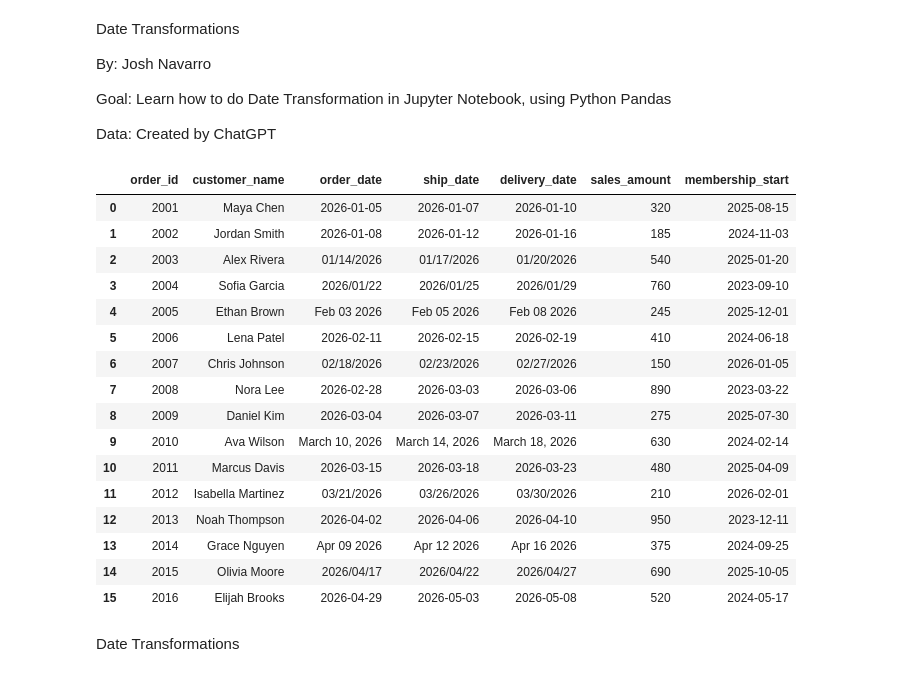
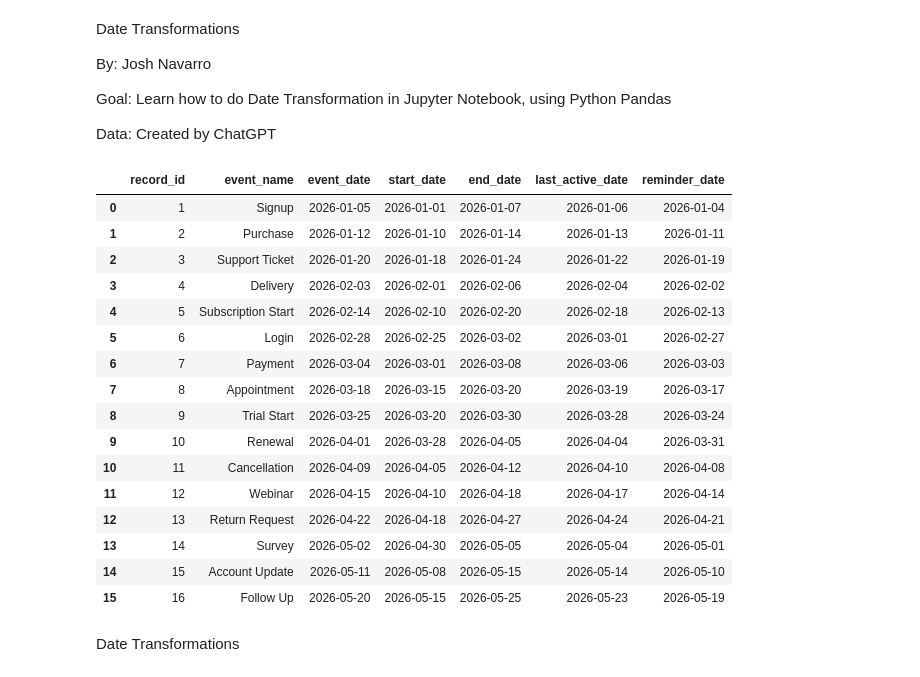
Before and after one commit to JoshPatNava/Data_Transformation, a Jupyter notebook: Date_Transformations/date_transformation.ipynb, the cells around one changed output. Saved outputs shown, nothing was run; the diff lists cells and outputs as text; code cells hidden in the pictures.

```diff
--- a/Date_Transformations/date_transformation.ipynb
+++ b/Date_Transformations/date_transformation.ipynb
@@ -11,59 +11,62 @@ Data: Created by ChatGPT
 import pandas as pd
 import numpy as np
 # %%
-# Data the will be used
+# Create the data
 df = pd.DataFrame({
-    "order_id": [2001, 2002, 2003, 2004, 2005, 2006, 2007, 2008, 2009, 2010,
-                 2011, 2012, 2013, 2014, 2015, 2016],
+    "record_id": [1, 2, 3, 4, 5, 6, 7, 8, 9, 10,
+                  11, 12, 13, 14, 15, 16],
 
-    "customer_name": ["Maya Chen", "Jordan Smith", "Alex Rivera", "Sofia Garcia",
-                      "Ethan Brown", "Lena Patel", "Chris Johnson", "Nora Lee",
-                      "Daniel Kim", "Ava Wilson", "Marcus Davis", "Isabella Martinez",
-                      "Noah Thompson", "Grace Nguyen", "Olivia Moore", "Elijah Brooks"],
+    "event_name": ["Signup", "Purchase", "Support Ticket", "Delivery",
+                   "Subscription Start", "Login", "Payment", "Appointment",
+                   "Trial Start", "Renewal", "Cancellation", "Webinar",
+                   "Return Request", "Survey", "Account Update", "Follow Up"],
 
-    "order_date": ["2026-01-05", "2026-01-08", "01/14/2026", "2026/01/22",
-                   "Feb 03 2026", "2026-02-11", "02/18/2026", "2026-02-28",
-                   "2026-03-04", "March 10, 2026", "2026-03-15", "03/21/2026",
-                   "2026-04-02", "Apr 09 2026", "2026/04/17", "2026-04-29"],
+    "event_date": ["2026-01-05", "2026-01-12", "2026-01-20", "2026-02-03",
+                   "2026-02-14", "2026-02-28", "2026-03-04", "2026-03-18",
+                   "2026-03-25", "2026-04-01", "2026-04-09", "2026-04-15",
+                   "2026-04-22", "2026-05-02", "2026-05-11", "2026-05-20"],
 
-    "ship_date": ["2026-01-07", "2026-01-12", "01/17/2026", "2026/01/25",
-                  "Feb 05 2026", "2026-02-15", "02/23/2026", "2026-03-03",
-                  "2026-03-07", "March 14, 2026", "2026-03-18", "03/26/2026",
-                  "2026-04-06", "Apr 12 2026", "2026/04/22", "2026-05-03"],
+    "start_date": ["2026-01-01", "2026-01-10", "2026-01-18", "2026-02-01",
+                   "2026-02-10", "2026-02-25", "2026-03-01", "2026-03-15",
+                   "2026-03-20", "2026-03-28", "2026-04-05", "2026-04-10",
+                   "2026-04-18", "2026-04-30", "2026-05-08", "2026-05-15"],
 
-    "delivery_date": ["2026-01-10", "2026-01-16", "01/20/2026", "2026/01/29",
-                      "Feb 08 2026", "2026-02-19", "02/27/2026", "2026-03-06",
-                      "2026-03-11", "March 18, 2026", "2026-03-23", "03/30/2026",
-                      "2026-04-10", "Apr 16 2026", "2026/04/27", "2026-05-08"],
+    "end_date": ["2026-01-07", "2026-01-14", "2026-01-24", "2026-02-06",
+                 "2026-02-20", "2026-03-02", "2026-03-08", "2026-03-20",
+                 "2026-03-30", "2026-04-05", "2026-04-12", "2026-04-18",
+                 "2026-04-27", "2026-05-05", "2026-05-15", "2026-05-25"],
 
-    "sales_amount": [320, 185, 540, 760, 245, 410, 150, 890,
-                     275, 630, 480, 210, 950, 375, 690, 520],
+    "last_active_date": ["2026-01-06", "2026-01-13", "2026-01-22", "2026-02-04",
+                         "2026-02-18", "2026-03-01", "2026-03-06", "2026-03-19",
+                         "2026-03-28", "2026-04-04", "2026-04-10", "2026-04-17",
+                         "2026-04-24", "2026-05-04", "2026-05-14", "2026-05-23"],
 
-    "membership_start": ["2025-08-15", "2024-11-03", "2025-01-20", "2023-09-10",
-                         "2025-12-01", "2024-06-18", "2026-01-05", "2023-03-22",
-                         "2025-07-30", "2024-02-14", "2025-04-09", "2026-02-01",
-                         "2023-12-11", "2024-09-25", "2025-10-05", "2024-05-17"]
+    "reminder_date": ["2026-01-04", "2026-01-11", "2026-01-19", "2026-02-02",
+                      "2026-02-13", "2026-02-27", "2026-03-03", "2026-03-17",
+                      "2026-03-24", "2026-03-31", "2026-04-08", "2026-04-14",
+                      "2026-04-21", "2026-05-01", "2026-05-10", "2026-05-19"]
 })
 
+
 df
 # %% [output]
-|  | order_id | customer_name | order_date | ship_date | delivery_date | sales_amount | membership_start |
-| 0 | 2001 | Maya Chen | 2026-01-05 | 2026-01-07 | 2026-01-10 | 320 | 2025-08-15 |
-| 1 | 2002 | Jordan Smith | 2026-01-08 | 2026-01-12 | 2026-01-16 | 185 | 2024-11-03 |
-| 2 | 2003 | Alex Rivera | 01/14/2026 | 01/17/2026 | 01/20/2026 | 540 | 2025-01-20 |
-| 3 | 2004 | Sofia Garcia | 2026/01/22 | 2026/01/25 | 2026/01/29 | 760 | 2023-09-10 |
-| 4 | 2005 | Ethan Brown | Feb 03 2026 | Feb 05 2026 | Feb 08 2026 | 245 | 2025-12-01 |
-| 5 | 2006 | Lena Patel | 2026-02-11 | 2026-02-15 | 2026-02-19 | 410 | 2024-06-18 |
-| 6 | 2007 | Chris Johnson | 02/18/2026 | 02/23/2026 | 02/27/2026 | 150 | 2026-01-05 |
-| 7 | 2008 | Nora Lee | 2026-02-28 | 2026-03-03 | 2026-03-06 | 890 | 2023-03-22 |
-| 8 | 2009 | Daniel Kim | 2026-03-04 | 2026-03-07 | 2026-03-11 | 275 | 2025-07-30 |
-| 9 | 2010 | Ava Wilson | March 10, 2026 | March 14, 2026 | March 18, 2026 | 630 | 2024-02-14 |
-| 10 | 2011 | Marcus Davis | 2026-03-15 | 2026-03-18 | 2026-03-23 | 480 | 2025-04-09 |
-| 11 | 2012 | Isabella Martinez | 03/21/2026 | 03/26/2026 | 03/30/2026 | 210 | 2026-02-01 |
-| 12 | 2013 | Noah Thompson | 2026-04-02 | 2026-04-06 | 2026-04-10 | 950 | 2023-12-11 |
-| 13 | 2014 | Grace Nguyen | Apr 09 2026 | Apr 12 2026 | Apr 16 2026 | 375 | 2024-09-25 |
-| 14 | 2015 | Olivia Moore | 2026/04/17 | 2026/04/22 | 2026/04/27 | 690 | 2025-10-05 |
-| 15 | 2016 | Elijah Brooks | 2026-04-29 | 2026-05-03 | 2026-05-08 | 520 | 2024-05-17 |
+|  | record_id | event_name | event_date | start_date | end_date | last_active_date | reminder_date |
+| 0 | 1 | Signup | 2026-01-05 | 2026-01-01 | 2026-01-07 | 2026-01-06 | 2026-01-04 |
+| 1 | 2 | Purchase | 2026-01-12 | 2026-01-10 | 2026-01-14 | 2026-01-13 | 2026-01-11 |
+| 2 | 3 | Support Ticket | 2026-01-20 | 2026-01-18 | 2026-01-24 | 2026-01-22 | 2026-01-19 |
+| 3 | 4 | Delivery | 2026-02-03 | 2026-02-01 | 2026-02-06 | 2026-02-04 | 2026-02-02 |
+| 4 | 5 | Subscription Start | 2026-02-14 | 2026-02-10 | 2026-02-20 | 2026-02-18 | 2026-02-13 |
+| 5 | 6 | Login | 2026-02-28 | 2026-02-25 | 2026-03-02 | 2026-03-01 | 2026-02-27 |
+| 6 | 7 | Payment | 2026-03-04 | 2026-03-01 | 2026-03-08 | 2026-03-06 | 2026-03-03 |
+| 7 | 8 | Appointment | 2026-03-18 | 2026-03-15 | 2026-03-20 | 2026-03-19 | 2026-03-17 |
+| 8 | 9 | Trial Start | 2026-03-25 | 2026-03-20 | 2026-03-30 | 2026-03-28 | 2026-03-24 |
+| 9 | 10 | Renewal | 2026-04-01 | 2026-03-28 | 2026-04-05 | 2026-04-04 | 2026-03-31 |
+| 10 | 11 | Cancellation | 2026-04-09 | 2026-04-05 | 2026-04-12 | 2026-04-10 | 2026-04-08 |
+| 11 | 12 | Webinar | 2026-04-15 | 2026-04-10 | 2026-04-18 | 2026-04-17 | 2026-04-14 |
+| 12 | 13 | Return Request | 2026-04-22 | 2026-04-18 | 2026-04-27 | 2026-04-24 | 2026-04-21 |
+| 13 | 14 | Survey | 2026-05-02 | 2026-04-30 | 2026-05-05 | 2026-05-04 | 2026-05-01 |
+| 14 | 15 | Account Update | 2026-05-11 | 2026-05-08 | 2026-05-15 | 2026-05-14 | 2026-05-10 |
+| 15 | 16 | Follow Up | 2026-05-20 | 2026-05-15 | 2026-05-25 | 2026-05-23 | 2026-05-19 |
 # %% [markdown]
 Date Transformations
 # %%
```
Also changed, not shown: parts of 35 cells of this notebook, 2 other files.
